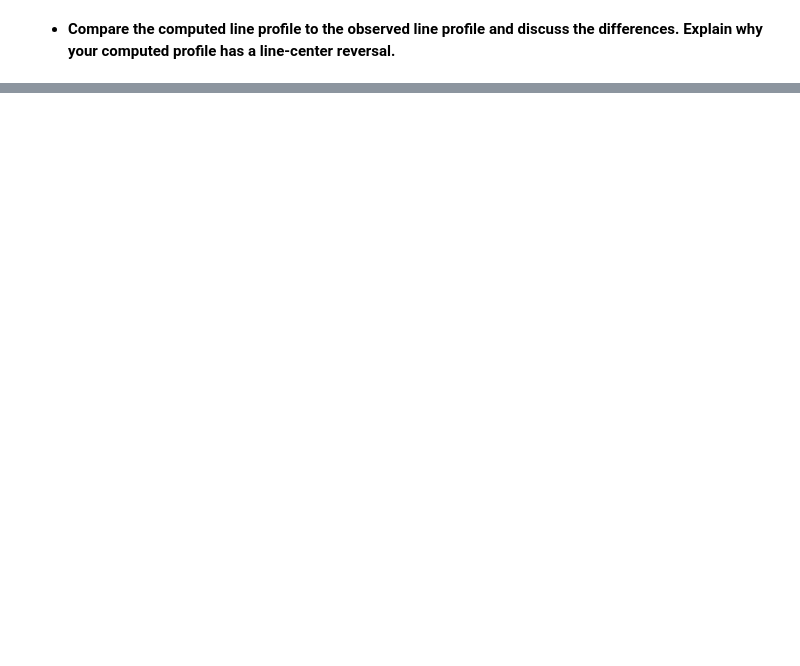
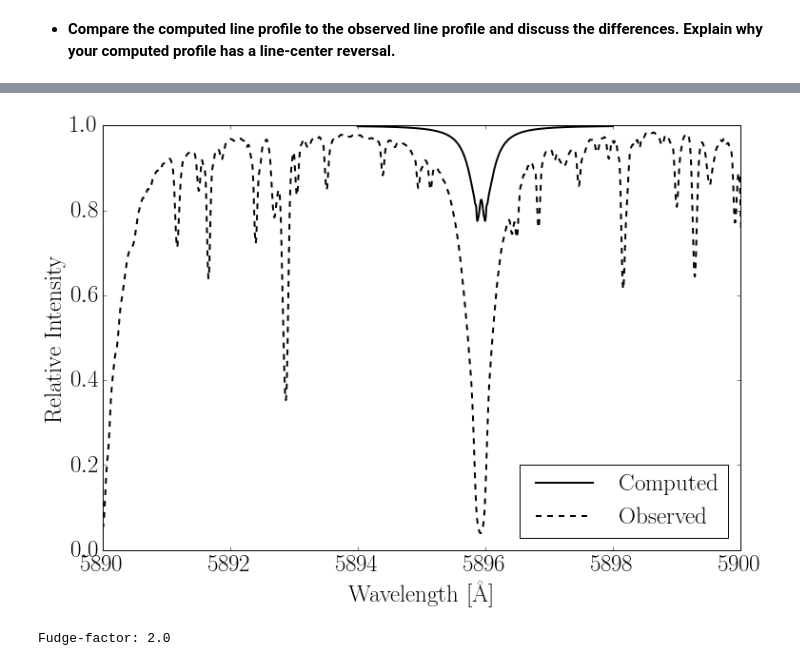
Before and after one commit to jlustigy/astr521, a Jupyter notebook: notebooks/Rutten Lab B3.ipynb, the cells around one changed output, grey strips where cells are left out. Cells and saved outputs as stored; diff of their text form; code cells hidden in the pictures; blank space fills up the shorter version.

```diff
--- a/notebooks/Rutten Lab B3.ipynb
+++ b/notebooks/Rutten Lab B3.ipynb
@@ -240,11 +240,12 @@ def saha_Na(temp,elpress,ionstage):
     kergT=kerg*temp
     eldens=elpress/kergT
     chiion=np.array([5.139, 47.29, 71.64]) # ionization energies for element E
-    u=partfunc_Na(temp)            # get partition functions U[0]...u[3]
+    u=partfunc_Na(temp)  # get partition functions U[0]...u[3]
+    u = np.append(u,0)
     sahaconst=(2*np.pi*elmass*kergT/(h*h))**1.5 * 2./eldens
-    nstage=np.zeros(3)     # double-precision float array
+    nstage=np.zeros(len(u)+1)     # double-precision float array
     nstage[0]=1.           # relative fractions only (no abundance)
-    for r in range(0,1):
+    for r in range(0,len(chiion)):
         nstage[r+1] = nstage[r]*sahaconst*u[r+1]/u[r]*np.exp(-chiion[r]/kevT)
     ntotal=np.sum(nstage)        # sum all stages = element density
     nstagerel=nstage/ntotal      # fractions of element density
@@ -430,6 +434,9 @@ def exthmin(wav,temp,eldens, check=False):
 # %% [markdown]
 Now we integrate over height to calculate the emergent intensity and the continuum intensity.
 # %%
+vemergent_tot = np.vectorize(emergent_tot)
+vemergent_cont = np.vectorize(emergent_cont)
+
 def emergent_tot(wl):
     # Emergent intensity at wavelength wl (micron)
     ext=np.zeros_like(nhyd)
@@ -438,13 +445,13 @@ def emergent_tot(wl):
     contfunc=np.zeros_like(nhyd)
     intg=0.
     hint=0.
-    for ih in range(1,len(nhyd)):
+    for ih in range(len(nhyd)):
         ext[ih]=exthmin(wl*1e4,temp[ih],nel[ih])*(nhyd[ih]-nprot[ih])+0.664E-24*nel[ih]
         ext[ih]+=NaD1_ext(wl*1e-4,temp[ih],nel[ih],nhyd[ih],vturb[ih],pgas[ih], line='D1')
         tau[ih]=tau[ih-1]+0.5*(ext[ih]+ext[ih-1])*(height[ih-1]-height[ih])*1e5
         integrand[ih]=planck(temp[ih],wl)*np.exp(-tau[ih])
         intg=intg+0.5*(integrand[ih]+integrand[ih-1])*(tau[ih]-tau[ih-1])
-        hint=hint+height[ih]*0.5*(integrand[ih]+integrand[ih-1])*(tau[ih]-tau[ih-1])
+        hint=hint+height[ih]*1e5*0.5*(integrand[ih]+integrand[ih-1])*(tau[ih]-tau[ih-1])
         contfunc[ih]=integrand[ih]*ext[ih]
     hmean=hint/intg
     return intg, contfunc, hmean, tau
@@ -457,12 +464,12 @@ def emergent_cont(wl):
     contfunc=np.zeros_like(nhyd)
     intg=0.
     hint=0.
-    for ih in range(1,len(nhyd)):
+    for ih in range(len(nhyd)):
         ext[ih]=exthmin(wl*1e4,temp[ih],nel[ih])*(nhyd[ih]-nprot[ih])+0.664E-24*nel[ih]
         tau[ih]=tau[ih-1]+0.5*(ext[ih]+ext[ih-1])*(height[ih-1]-height[ih])*1e5
         integrand[ih]=planck(temp[ih],wl)*np.exp(-tau[ih])
         intg=intg+0.5*(integrand[ih]+integrand[ih-1])*(tau[ih]-tau[ih-1])
-        hint=hint+height[ih]*0.5*(integrand[ih]+integrand[ih-1])*(tau[ih]-tau[ih-1])
+        hint=hint+height[ih]*1e5*0.5*(integrand[ih]+integrand[ih-1])*(tau[ih]-tau[ih-1])
         contfunc[ih]=integrand[ih]*ext[ih]
     hmean=hint/intg
     return intg, contfunc, hmean, tau
@@ -514,0 +533,30 @@ plt.show()
+# %%
+E_fudge = 2.0
+
+# Create array to store emergent continuum intensity
+int_tot = np.zeros_like(lam_um)
+int_cont = np.zeros_like(lam_um)
+
+# Loop over all wavelenghts
+for iwl in range(len(lam_um)):
+
+    # Calculate emergent Intensity
+    int_cont[iwl], contfunc_tmp, hmean_tmp, tau_tmp = emergent_cont(lam_um[iwl])
+    int_tot[iwl], contfunc_tmp, hmean_tmp, tau_tmp = emergent_tot(lam_um[iwl])
+
+# Plot
+fig = plt.figure(figsize=(12,8))
+gs = gridspec.GridSpec(1,1)
+ax0 = plt.subplot(gs[0])
+ax0.plot(lam_um*1e4,int_tot/int_cont, lw=2.0, c='k', label='Computed')
+ax0.plot(wlair,obs_ncor, lw=2.0, c='k', label='Observed', ls='--')
+ax0.set_xlabel(r"Wavelength [\AA]")
+ax0.set_ylabel(r"Relative Intensity")
+ax0.set_xlim([5890, 5900])
+ax0.legend(loc=4)
+plt.show()
+
+print 'Fudge-factor:', E_fudge
+# %% [output]
+[figure, added]
+Fudge-factor: 2.0
```
Also changed, not shown: parts of 10 cells of this notebook.
